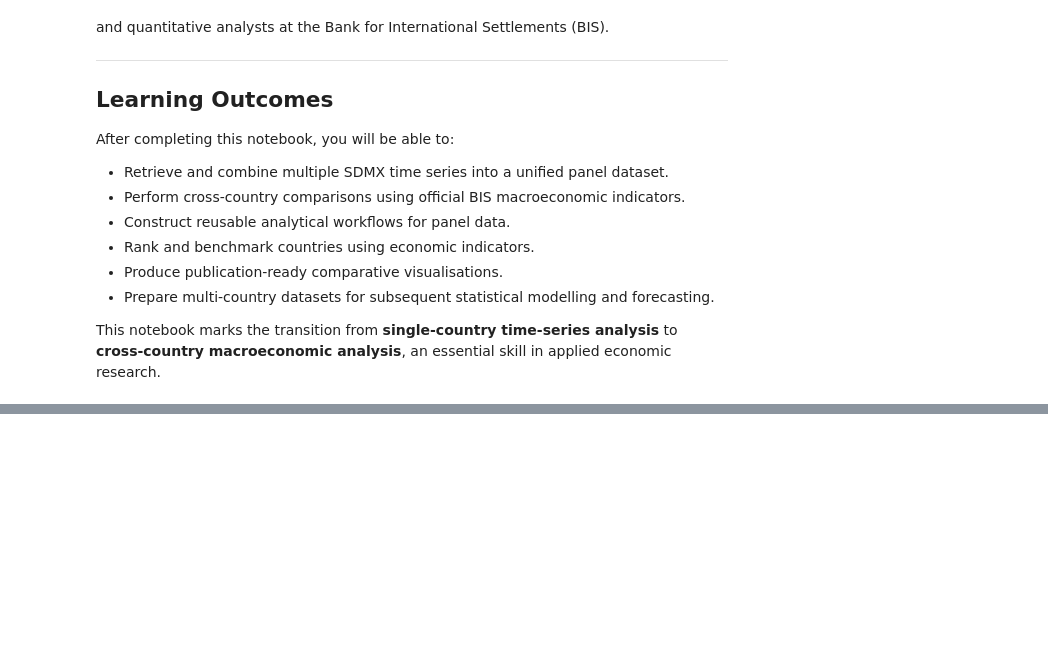
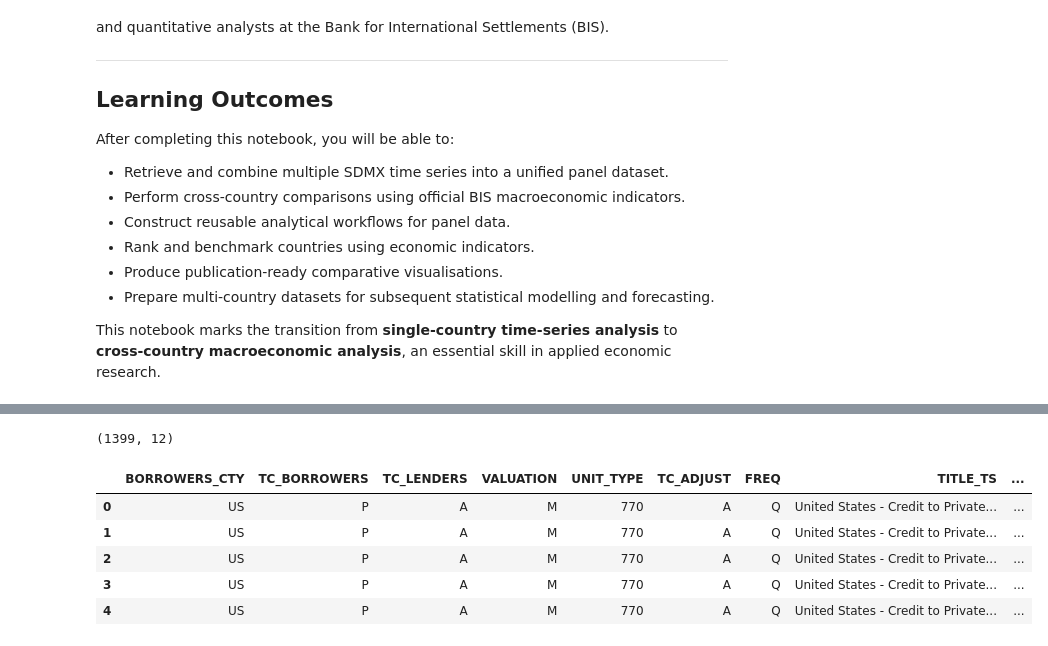
Before and after one commit to suprakashmukherjee/SDMX-Discovery, a Jupyter notebook: notebooks/D6_SDMX_Cross_Country_Analysis.ipynb, the cells around one changed output, grey strips where cells are left out. Saved outputs shown, nothing was run; the diff lists cells and outputs as text; code cells hidden in the pictures; blank space fills up the shorter version.

```diff
--- a/notebooks/D6_SDMX_Cross_Country_Analysis.ipynb
+++ b/notebooks/D6_SDMX_Cross_Country_Analysis.ipynb
@@ -35,0 +394,14 @@ This notebook marks the transition from **single-country time-series analysis**
+# %%
+# ----------------------------------------------------
+# Inspect Returned Series
+# ----------------------------------------------------
+
+print("Retrieved Series:\n")
+
+for i, series_key in enumerate(dataset.series.keys(), start=1):
+
+    country = series_key.values["BORROWERS_CTY"].value
+
+    print(f"{i}. {country}")
+
+print("\nTotal Series:", len(dataset.series))
@@ -35,0 +419,36 @@ This notebook marks the transition from **single-country time-series analysis**
+# %%
+# ----------------------------------------------------
+# Convert SDMX Dataset to a Panel DataFrame
+# ----------------------------------------------------
+
+rows = []
+
+for series_key, observations in dataset.series.items():
+
+    series_metadata = {
+        dim: key_value.value
+        for dim, key_value in series_key.values.items()
+    }
+
+    for obs in observations:
+
+        row = series_metadata.copy()
+
+        row["TIME_PERIOD"] = obs.dimension.values[0].value
+        row["OBS_VALUE"] = float(obs.value)
+
+        rows.append(row)
+
+df_panel = pd.DataFrame(rows)
+
+print(df_panel.shape)
+
+df_panel.head()
+# %% [output]
+(1399, 12)
+|  | BORROWERS_CTY | TC_BORROWERS | TC_LENDERS | VALUATION | UNIT_TYPE | TC_ADJUST | FREQ | TITLE_TS | ... |
+| 0 | US | P | A | M | 770 | A | Q | United States - Credit to Private... | ... |
+| 1 | US | P | A | M | 770 | A | Q | United States - Credit to Private... | ... |
+| 2 | US | P | A | M | 770 | A | Q | United States - Credit to Private... | ... |
+| 3 | US | P | A | M | 770 | A | Q | United States - Credit to Private... | ... |
+| 4 | US | P | A | M | 770 | A | Q | United States - Credit to Private... | ... |
```
Also changed, not shown: parts of 26 cells of this notebook.
